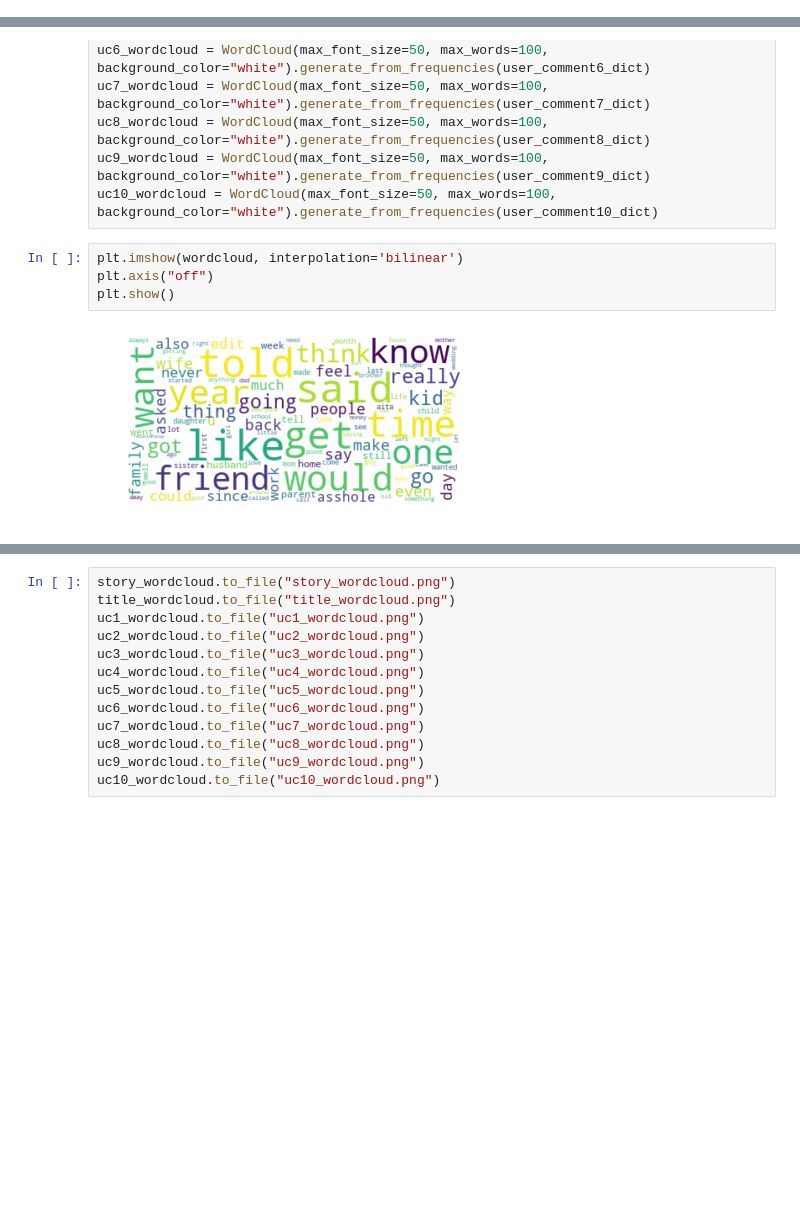
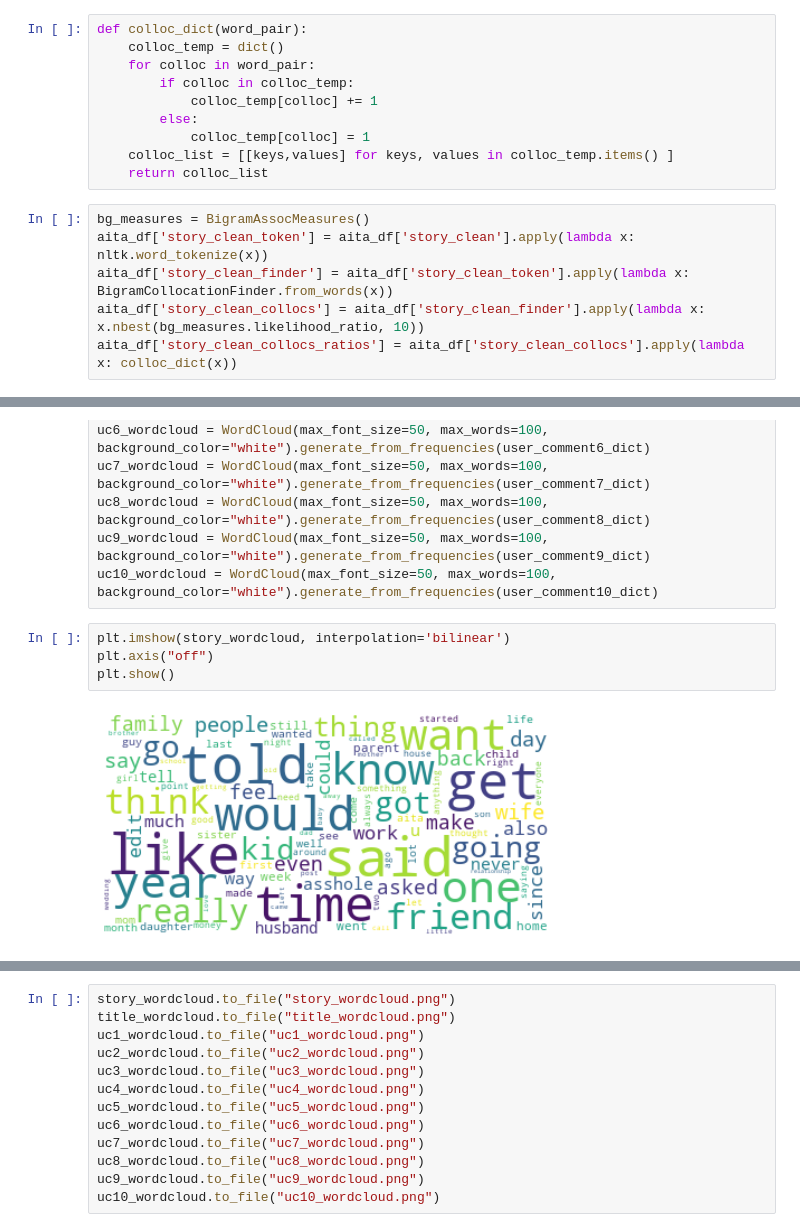
Before and after one commit to Andrew-Sai/reddit-aita, a Jupyter notebook: reddit-aita-preparation.ipynb, the cells around one changed output, grey strips where cells are left out. Saved outputs shown, nothing was run; the diff lists cells and outputs as text; blank space fills up the shorter version.

Commit message:
created graphs

```diff
--- a/reddit-aita-preparation.ipynb
+++ b/reddit-aita-preparation.ipynb
@@ -162,0 +179,16 @@ for col in range(1, 11):
+# %%
+def colloc_dict(word_pair):
+    colloc_temp = dict()
+    for colloc in word_pair:
+        if colloc in colloc_temp:
+            colloc_temp[colloc] += 1
+        else:
+            colloc_temp[colloc] = 1
+    colloc_list = [[keys,values] for keys, values in colloc_temp.items() ]
+    return colloc_list
+# %%
+bg_measures = BigramAssocMeasures()
+aita_df['story_clean_token'] = aita_df['story_clean'].apply(lambda x: nltk.word_tokenize(x))
+aita_df['story_clean_finder'] = aita_df['story_clean_token'].apply(lambda x: BigramCollocationFinder.from_words(x))
+aita_df['story_clean_collocs'] = aita_df['story_clean_finder'].apply(lambda x: x.nbest(bg_measures.likelihood_ratio, 10))
+aita_df['story_clean_collocs_ratios'] = aita_df['story_clean_collocs'].apply(lambda x: colloc_dict(x))
@@ -254,8 +297,8 @@ uc8_wordcloud = WordCloud(max_font_size=50, max_words=100, background_color="whi
 uc9_wordcloud = WordCloud(max_font_size=50, max_words=100, background_color="white").generate_from_frequencies(user_comment9_dict)
 uc10_wordcloud = WordCloud(max_font_size=50, max_words=100, background_color="white").generate_from_frequencies(user_comment10_dict)
 # %%
-plt.imshow(wordcloud, interpolation='bilinear')
+plt.imshow(story_wordcloud, interpolation='bilinear')
 plt.axis("off")
 plt.show()
 # %% [output]
-[figure, old version]
+[figure, new version]
```
Also changed, not shown: parts of 36 cells of this notebook.
